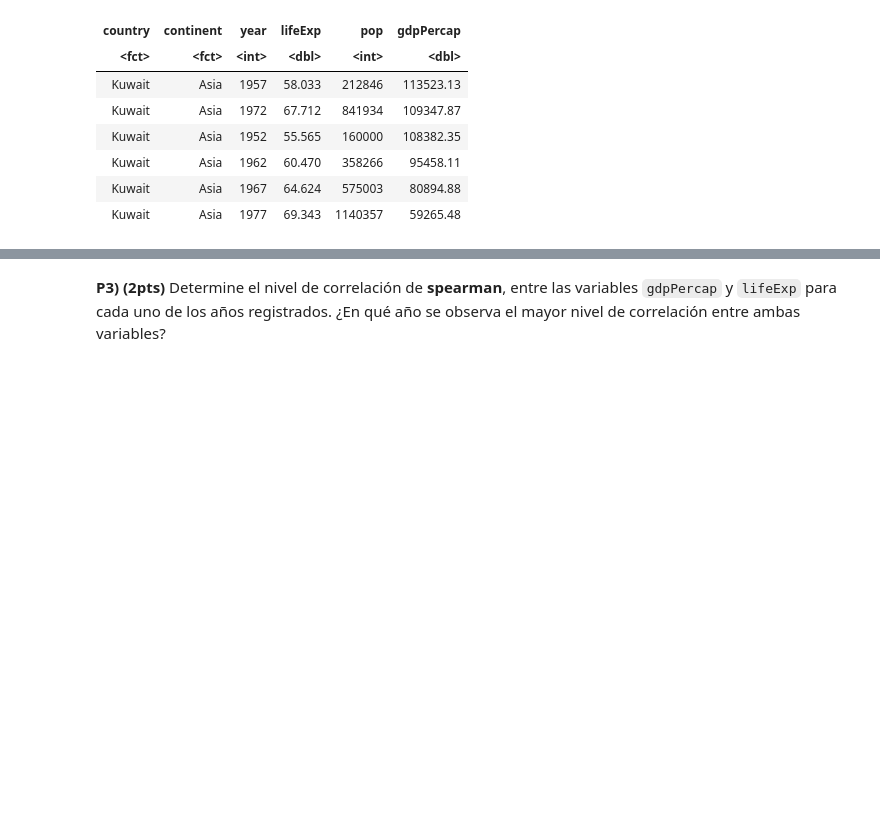
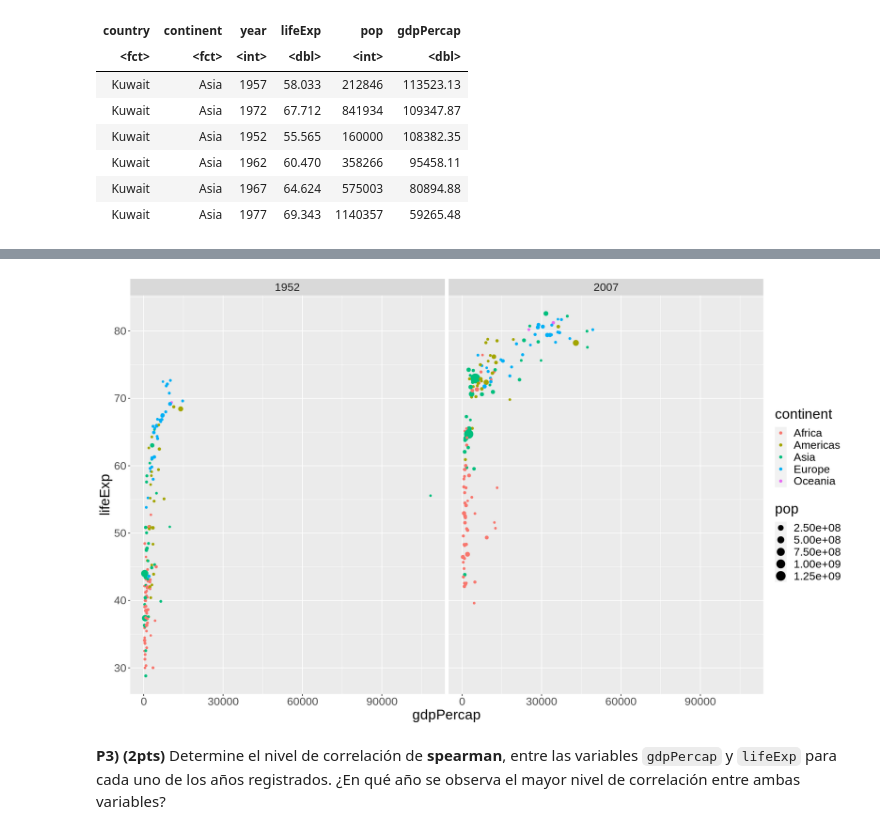
Before and after one commit to HaroldConley/diplomado_BD, a Jupyter notebook: Evaluaciones/C3/Evaluacion_final_v10.ipynb, the cells around one changed output, grey strips where cells are left out. Saved outputs shown, nothing was run; the diff lists cells and outputs as text; code cells hidden in the pictures; blank space fills up the shorter version.

```diff
--- a/Evaluaciones/C3/Evaluacion_final_v10.ipynb
+++ b/Evaluaciones/C3/Evaluacion_final_v10.ipynb
@@ -108,0 +108,13 @@ A tibble: 6 × 6
+# %%
+# Pregunta 2.- Mediante un gráfico de puntos, visualice una comparativa entre la relación de ingresos y expectativa de vida, para los años 1952 y 2007.
+# Para ello usted deberá replicar el siguiente gráfico, donde el color representa a un continente distinto y el tamaño está dado por el total de población.
+
+options(repr.plot.width=15, repr.plot.height=9) # Para cambiar el tamaño.
+
+ggplot(gapminder %>% filter(year == 1952 | year == 2007)) +
+aes(x = gdpPercap, y = lifeExp, color = continent, size = pop) +
+geom_point() +
+facet_wrap(~year) +
+theme(text=element_text(size=20))
+# %% [output]
+[figure, added]
```
Also changed, not shown: parts of 3 cells of this notebook.
